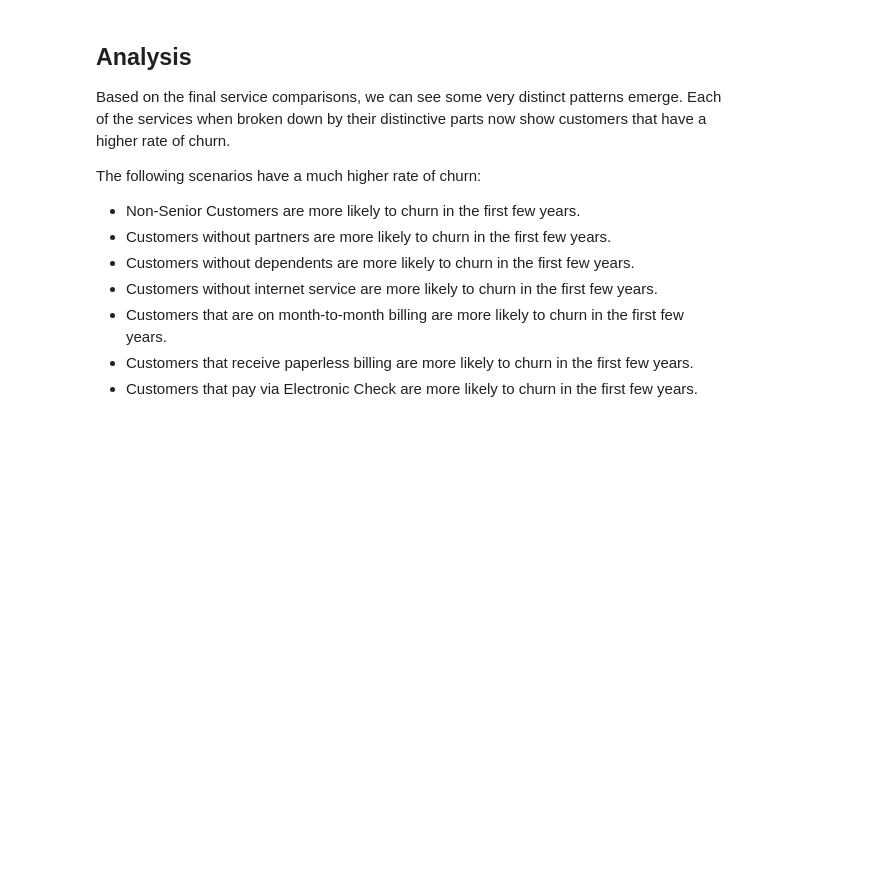
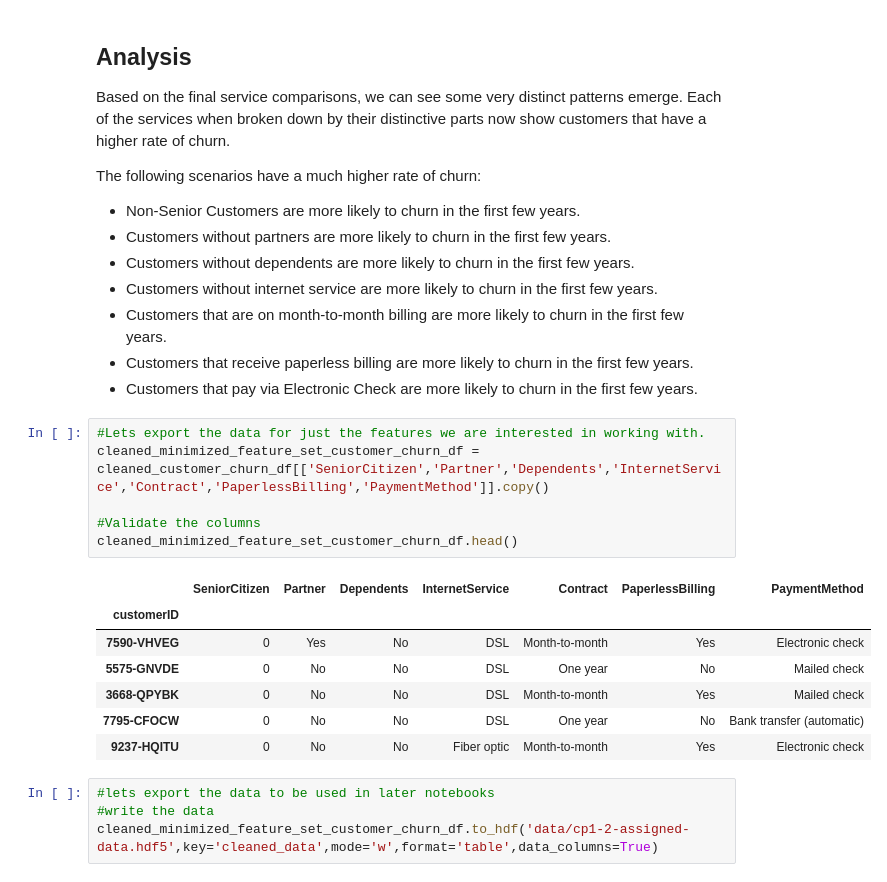
Before and after one commit to DeadBigRedDog/Customer-Churn-Data-Science-Project, a Jupyter notebook: CP1-2 - Customer Churn - Story Telling.ipynb, the cells around one changed output. Saved outputs shown, nothing was run; the diff lists cells and outputs as text; blank space fills up the shorter version.

Commit message:
Added midterm update and exported data.

```diff
--- a/CP1-2 - Customer Churn - Story Telling.ipynb
+++ b/CP1-2 - Customer Churn - Story Telling.ipynb
@@ -444,3 +442,21 @@ plt.show()
     <li>Customers that receive paperless billing are more likely to churn in the first few years.</li>
     <li>Customers that pay via Electronic Check are more likely to churn in the first few years.</li>
 </ul>
+# %%
+#Lets export the data for just the features we are interested in working with.
+cleaned_minimized_feature_set_customer_churn_df = cleaned_customer_churn_df[['SeniorCitizen','Partner','Dependents','InternetService','Contract','PaperlessBilling','PaymentMethod']].copy()
+
+#Validate the columns
+cleaned_minimized_feature_set_customer_churn_df.head()
+# %% [output]
+|  | SeniorCitizen | Partner | Dependents | InternetService | Contract | PaperlessBilling | PaymentMethod |
+| customerID |  |  |  |  |  |  |  |
+| 7590-VHVEG | 0 | Yes | No | DSL | Month-to-month | Yes | Electronic check |
+| 5575-GNVDE | 0 | No | No | DSL | One year | No | Mailed check |
+| 3668-QPYBK | 0 | No | No | DSL | Month-to-month | Yes | Mailed check |
+| 7795-CFOCW | 0 | No | No | DSL | One year | No | Bank transfer (automatic) |
+| 9237-HQITU | 0 | No | No | Fiber optic | Month-to-month | Yes | Electronic check |
+# %%
+#lets export the data to be used in later notebooks
+#write the data
+cleaned_minimized_feature_set_customer_churn_df.to_hdf('data/cp1-2-assigned-data.hdf5',key='cleaned_data',mode='w',format='table',data_columns=True)
```
Also changed, not shown: parts of 1 cell of this notebook, 2 other files.
